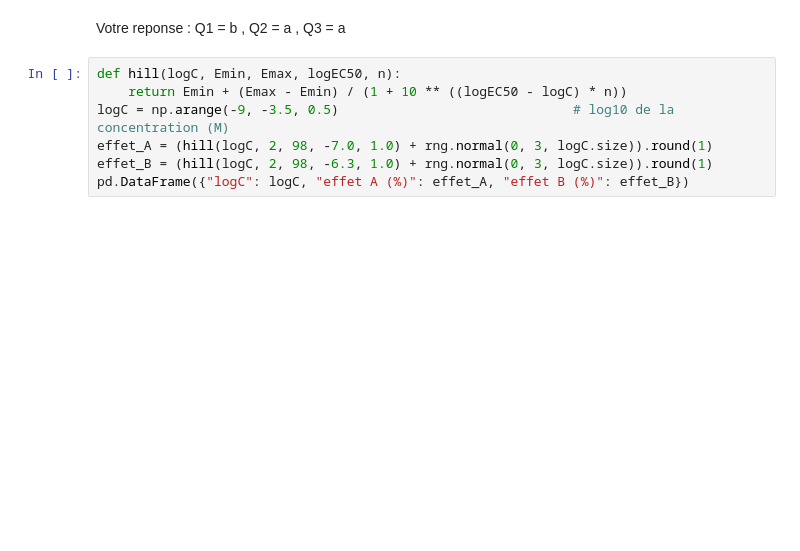
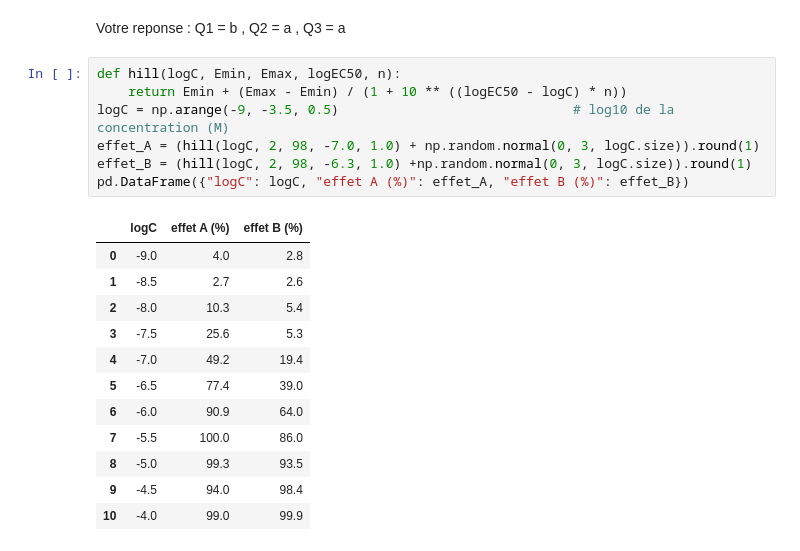
Before and after one commit to soundoussouna/cytokine-analysis, a Jupyter notebook: Tp2.ipynb, the cells around one changed output. Drawn from its saved outputs; the diff is of its cells as text; blank space fills up the shorter version.

```diff
--- a/Tp2.ipynb
+++ b/Tp2.ipynb
@@ -128,7 +127,20 @@ Votre reponse : Q1 = b , Q2 = a , Q3 = a
 # %%
 def hill(logC, Emin, Emax, logEC50, n):
     return Emin + (Emax - Emin) / (1 + 10 ** ((logEC50 - logC) * n))
 logC = np.arange(-9, -3.5, 0.5)                              # log10 de la concentration (M)
-effet_A = (hill(logC, 2, 98, -7.0, 1.0) + rng.normal(0, 3, logC.size)).round(1)
-effet_B = (hill(logC, 2, 98, -6.3, 1.0) + rng.normal(0, 3, logC.size)).round(1)
+effet_A = (hill(logC, 2, 98, -7.0, 1.0) + np.random.normal(0, 3, logC.size)).round(1)
+effet_B = (hill(logC, 2, 98, -6.3, 1.0) +np.random.normal(0, 3, logC.size)).round(1)
 pd.DataFrame({"logC": logC, "effet A (%)": effet_A, "effet B (%)": effet_B})
+# %% [output]
+|  | logC | effet A (%) | effet B (%) |
+| 0 | -9.0 | 4.0 | 2.8 |
+| 1 | -8.5 | 2.7 | 2.6 |
+| 2 | -8.0 | 10.3 | 5.4 |
+| 3 | -7.5 | 25.6 | 5.3 |
+| 4 | -7.0 | 49.2 | 19.4 |
+| 5 | -6.5 | 77.4 | 39.0 |
+| 6 | -6.0 | 90.9 | 64.0 |
+| 7 | -5.5 | 100.0 | 86.0 |
+| 8 | -5.0 | 99.3 | 93.5 |
+| 9 | -4.5 | 94.0 | 98.4 |
+| 10 | -4.0 | 99.0 | 99.9 |
```
Also changed, not shown: parts of 15 cells of this notebook.
